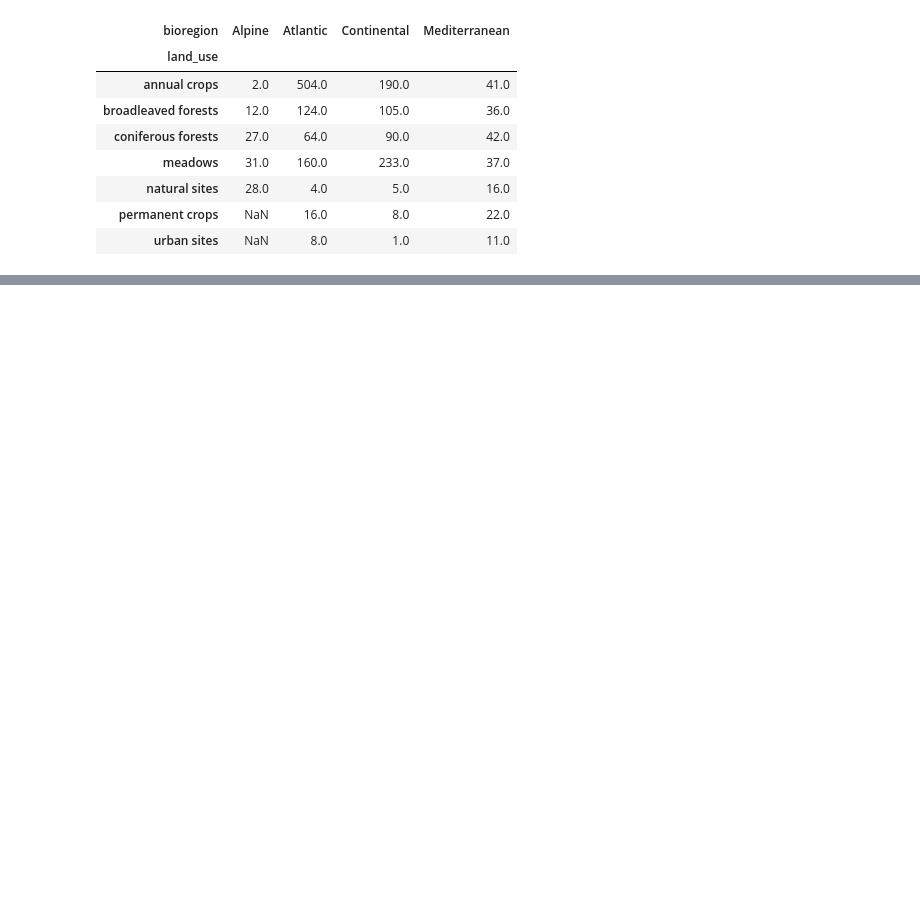
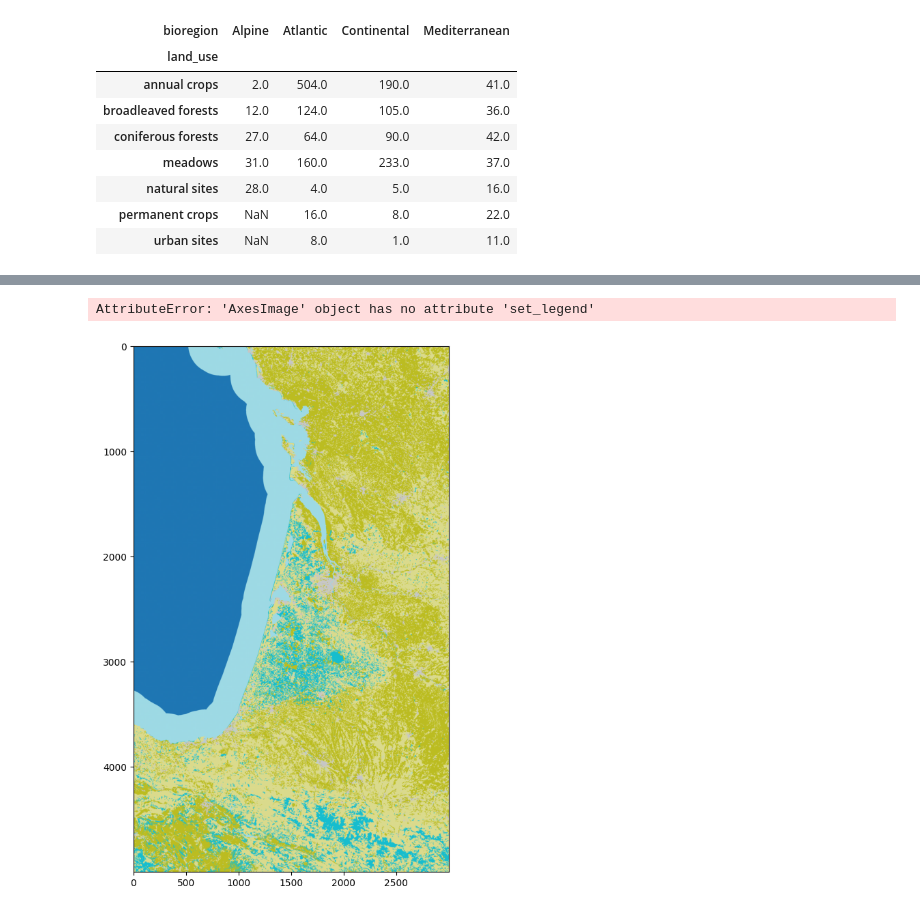
Before and after one commit to Phurga/rmqs_exploration, a Jupyter notebook: code/tests.ipynb, the cells around one changed output, grey strips where cells are left out. Saved outputs shown, nothing was run; the diff lists cells and outputs as text; code cells hidden in the pictures; blank space fills up the shorter version.

```diff
--- a/code/tests.ipynb
+++ b/code/tests.ipynb
@@ -34,0 +62,16 @@ pivot_count
+# %%
+from GLOBALS import CORINE_PATH, FRANCE_BOX_EPSG_2154
+import rasterio
+import matplotlib.pyplot as plt
+from plot_map import generate_rmqs_geodataframe
+
+
+corine = rasterio.open(CORINE_PATH)
+corine_window = corine.read(1, window=rasterio.windows.from_bounds(*(3.3e6, 2.2e6 , 3.6e6, 2.7e6), transform=corine.transform))
+
+fig, ax = plt.subplots(figsize=(10, 10))
+plt.imshow(corine_window, cmap='tab20')
+plt.show()
+# %% [output]
+AttributeError: 'AxesImage' object has no attribute 'set_legend'
+[figure, added]
```
Also changed, not shown: parts of 3 cells of this notebook, 6 other files.
